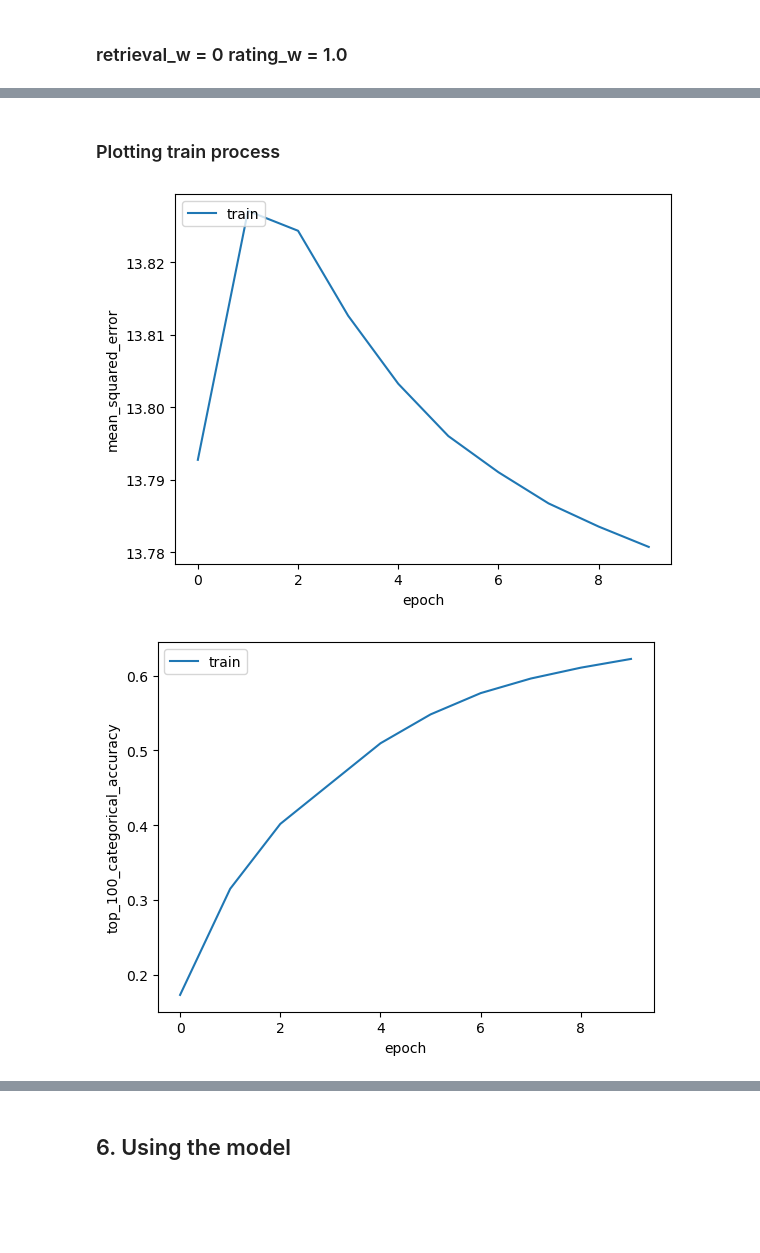
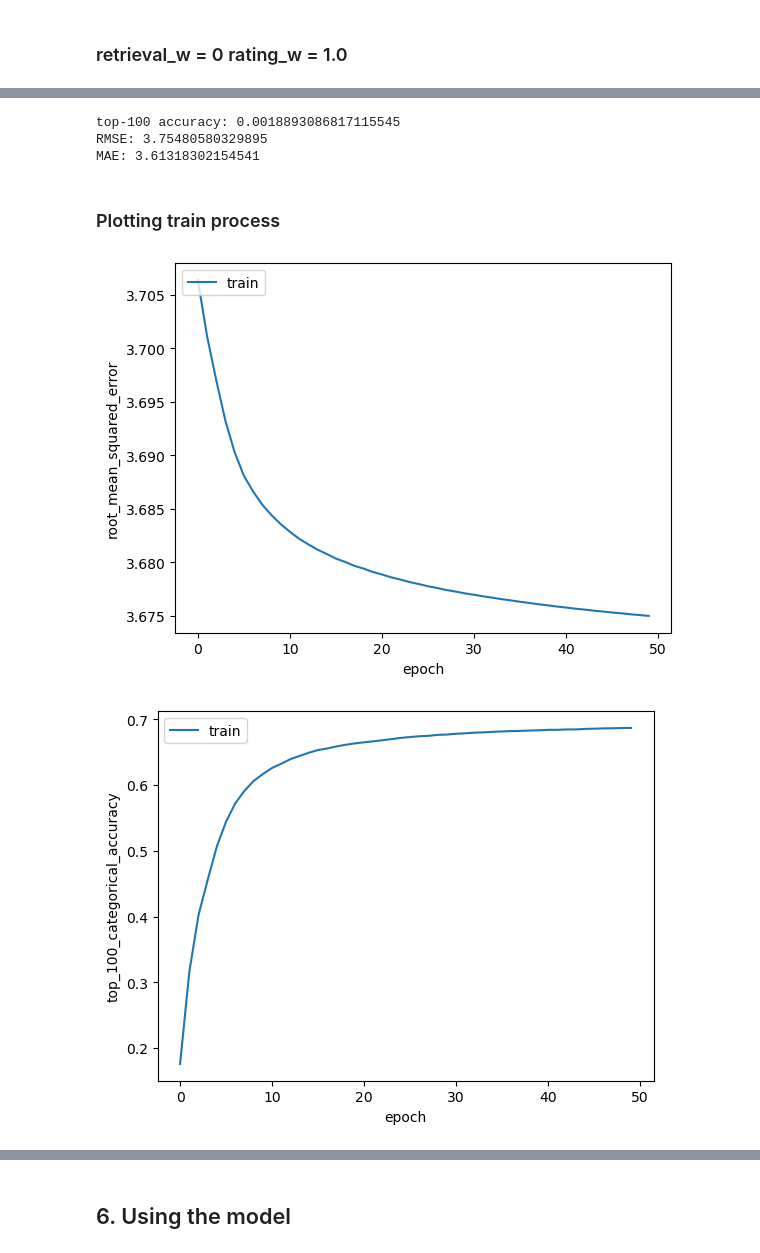
Before and after one commit to hungry5656/NetflixRecommendation, a Jupyter notebook: Notebook/model_comp.ipynb, the cells around one changed output, grey strips where cells are left out. Cells and saved outputs as stored; diff of their text form; code cells hidden in the pictures; blank space fills up the shorter version.

```diff
--- a/Notebook/model_comp.ipynb
+++ b/Notebook/model_comp.ipynb
@@ -197,5 +197,5 @@ model.compile(optimizer=tf.keras.optimizers.Adagrad(0.2))
 train_ds_cache = train_ds.shuffle(10_000).batch(1_000).cache()
 test_ds_cache = test_ds.batch(1_000).cache()
 
-history = model.fit(train_ds_cache, epochs=10)
+history = model.fit(train_ds_cache, epochs=50)
 # %% [output]
@@ -272,16 +371,28 @@ Ranking MAE: 3.633
+# %%
+top100acc = eval_metrics_rating['factorized_top_k/top_100_categorical_accuracy']
+rmse_m = eval_metrics_rating['root_mean_squared_error']
+mae_m = eval_metrics_rating['mean_absolute_error']
+
+print(f"top-100 accuracy:", top100acc)
+print(f"RMSE:", rmse_m)
+print(f"MAE:", mae_m)
+# %% [output]
+top-100 accuracy: 0.0018893086817115545
+RMSE: 3.75480580329895
+MAE: 3.61318302154541
 # %% [markdown]
 ### Plotting train process
 # %%
 display(history.history)
 # %%
-plt.plot(history.history['mean_squared_error'])
+plt.plot(history.history['root_mean_squared_error'])
 # plt.title('model accuracy')
-plt.ylabel('mean_squared_error')
+plt.ylabel('root_mean_squared_error')
 plt.xlabel('epoch')
 plt.legend(['train', 'val'], loc='upper left')
 plt.show()
 # %% [output]
-[figure, old version]
+[figure, new version]
 # %%
 plt.plot(history.history['factorized_top_k/top_100_categorical_accuracy'])
 plt.ylabel('top_100_categorical_accuracy')
@@ -289,7 +400,7 @@ plt.xlabel('epoch')
 plt.legend(['train', 'val'], loc='upper left')
 plt.show()
 # %% [output]
-[figure, old version]
+[figure, new version]
 # %%
 plt.plot(history.history['factorized_top_k/top_5_categorical_accuracy'])
 plt.ylabel('top_5_categorical_accuracy')
```
Also changed, not shown: parts of 17 cells of this notebook, 8 other files.
